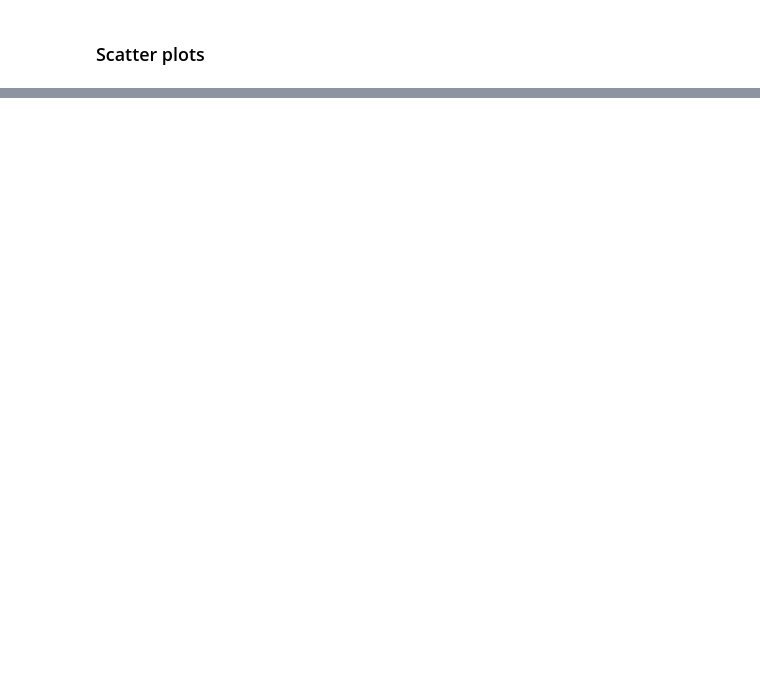
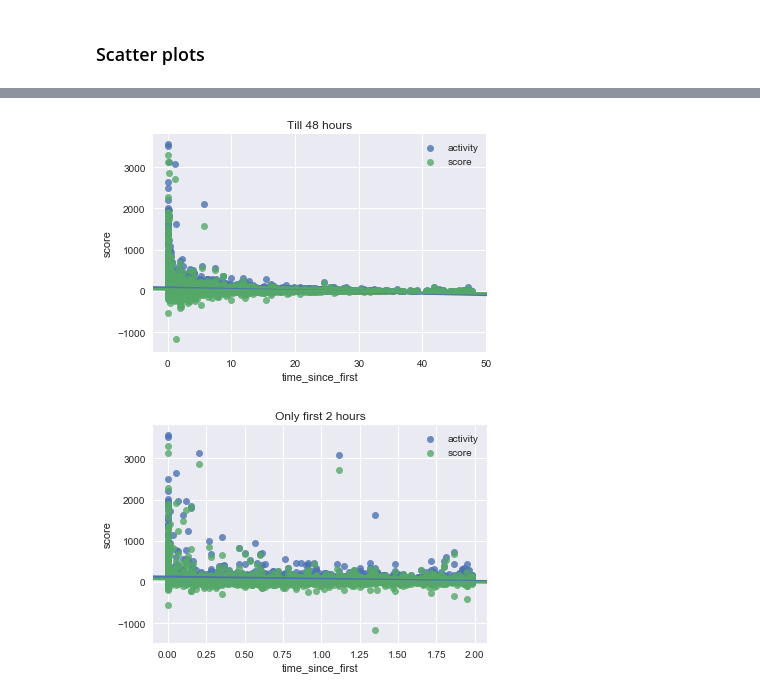
Before and after one commit to fdelia/bots, a Jupyter notebook: 3_explore_data.ipynb, the cells around one changed output, grey strips where cells are left out. Drawn from its saved outputs; the diff is of its cells as text; code cells hidden in the pictures; blank space fills up the shorter version.

```diff
--- a/3_explore_data.ipynb
+++ b/3_explore_data.ipynb
@@ -243,0 +290,29 @@ plt.show()
+# %%
+ax = sns.regplot(x='time_since_first', y='activity', label='activity',
+                 data=df_merge_sorted[df_merge_sorted['time_since_first'] < 48])
+ax = sns.regplot(x='time_since_first', y='score', label='score',
+                 data=df_merge_sorted[df_merge_sorted['time_since_first'] < 48])
+ax.legend()
+plt.title('Till 48 hours')
+plt.show()
+
+ax = sns.regplot(x='time_since_first', y='activity', label='activity',
+                 data=df_merge_sorted[df_merge_sorted['time_since_first'] < 2])
+ax = sns.regplot(x='time_since_first', y='score', label='score',
+                 data=df_merge_sorted[df_merge_sorted['time_since_first'] < 2])
+ax.legend()
+plt.title('Only first 2 hours')
+plt.show()
+
+
+# Summary:
+# The time of posting compared to the first comment is not as important as I expected it to be
+# Exception: Some early comments make it into "top comments" and get very high scores/activity
+# - There are comments where timce_since_first = 1000 hours ???
+
+#sns.regplot(x='vdo', y='vup', data=df_com[df_com['vup'] < 200])
+#sns.regplot(x='con_len', y='score', data=df_com)
+#plt.show()
+# %% [output]
+[figure, added]
+[figure, added]
```
Also changed, not shown: parts of 28 cells of this notebook.
